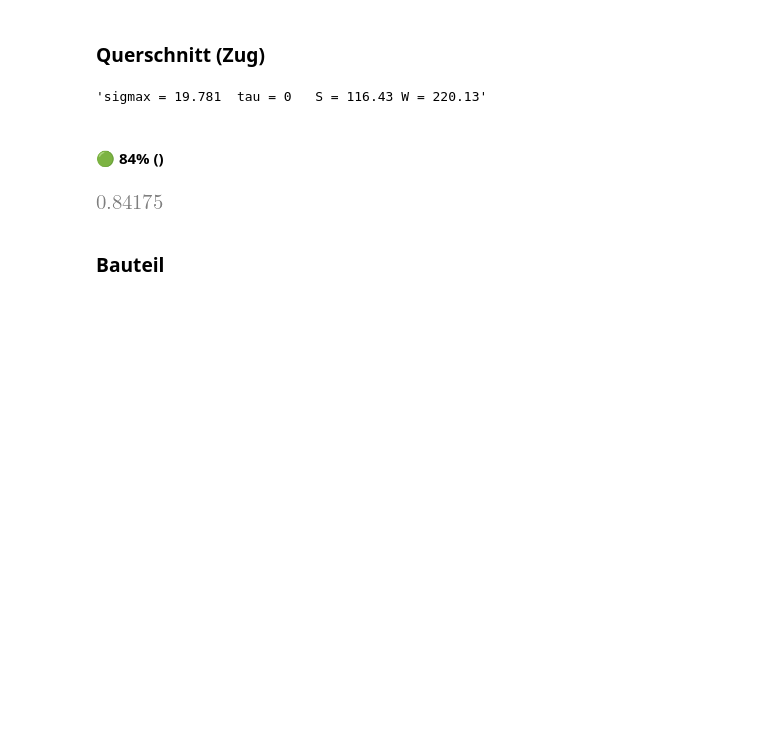
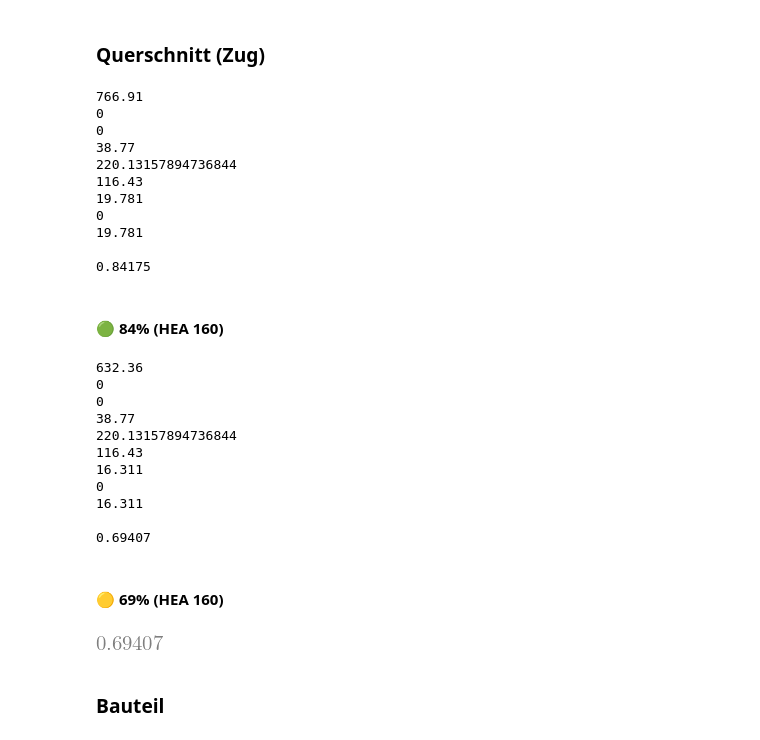
Before and after one commit to sushimako/uni-stahlbau-ue, a Jupyter notebook: Berechnungen/nachweise.ipynb, the cells around one changed output. Saved outputs shown, nothing was run; the diff lists cells and outputs as text; code cells hidden in the pictures; blank space fills up the shorter version.

```diff
--- a/Berechnungen/nachweise.ipynb
+++ b/Berechnungen/nachweise.ipynb
@@ -110,16 +110,32 @@ S235 = Stahlguete(guete='S235', E=21000, fy=23.5, fu=36)
 def Sy(qs):
     Sf = (qs.b * qs.tf) * (qs.h/2 - qs.tf/2)
     Sw = ((qs.h/2 - qs.tf) * qs.tw) * (qs.h/2 - qs.tf)/2
-    display(f'Sf = {Sf}   Sw = {Sw}')
+    #display(f'Sf = {Sf}   Sw = {Sw}')
     return Sf + Sw
 
-def vglsp(stab, sg=None):
+def vglsp(stab, sg=None, debug=True):
     last = stab.sg[sg]
     σx = last.N/stab.A
     if last.My:
         σx += (last.My*100)/stab.W('y')
     τ = -(last.V * Sy(stab))/(stab.I('y') * stab.tw) if last.V else 0
-    display(f'sigmax = {N(σx,5)}  tau = {N(τ,5)}   S = {N(Sy(stab),5)} W = {N(stab.W('y'), 5)}')
+    #display(f'sigmax = {N(σx,5)}  tau = {N(τ,5)}   S = {N(Sy(stab),5)} W = {N(stab.W('y'), 5)}')
     σv = sqrt(σx**2 + 3 * τ**2)
-    return ausnutzung(N(σv/stab.fy, 5))
+    if debug:
+        print(last.N)
+        print(last.V)
+        print(last.My*100)
+        print(stab.A)
+        print(stab.W('y'))
+        print(N(Sy(stab), 5))
+        print(N(σx,5))
+        print(N(τ,5))
+        print(N(σv, 5))
+        print('')
+        print(N(σv/stab.fy, 5))
+    return ausnutzung(N(σv/stab.fy, 5), stab)
+
+
+def dbg(val):
+    print(N(val,5)) if val is not None else print('')
 # %% [markdown]
@@ -474,7 +629,7 @@ BDK_z(staebe.untergurt_feld, sg='druck')
 ## UG Kragarm
 # %%
 staebe.untergurt_krag_li = Stab(
-    S235, HEB300,
+    S235, HEB320,
     l=256, Lcry=256, Lcrz=648.7,
     #l=256, Lcry=256, Lcrz=3.95,
     sg = {
@@ -510,7 +665,7 @@ staebe.untergurt_krag_li = Stab(
 # ^^^ done 2025-04-19 8:06
 
 staebe.untergurt_krag_re = Stab(
-    S235, HEB300,
+    S235, HEB320,
     l=0, Lcry=253, Lcrz=2*485.8,
     sg = {
         'druck-y': Schnittgroeszen(
@@ -593,10 +794,33 @@ staebe.strebe = Stab(
 # %%
 #zug(staebe.strebe, sg='zug')
 vglsp(staebe.strebe, sg='zug')
+vglsp(staebe.strebe, sg='druck')
 # %% [output]
-'sigmax = 19.781  tau = 0   S = 116.43 W = 220.13'
+766.91
+0
+0
+38.77
+220.13157894736844
+116.43
+19.781
+0
+19.781
+
+0.84175
-#### 🟢 84% ()
+#### 🟢 84% (HEA 160)
+632.36
+0
+0
+38.77
+220.13157894736844
+116.43
+16.311
+0
+16.311
+
+0.69407
+#### 🟡 69% (HEA 160)
-[figure, old version]
+[figure, new version]
 # %% [markdown]
 ### Bauteil
 # %%
```
Also changed, not shown: parts of 41 cells of this notebook, 1 other file.
